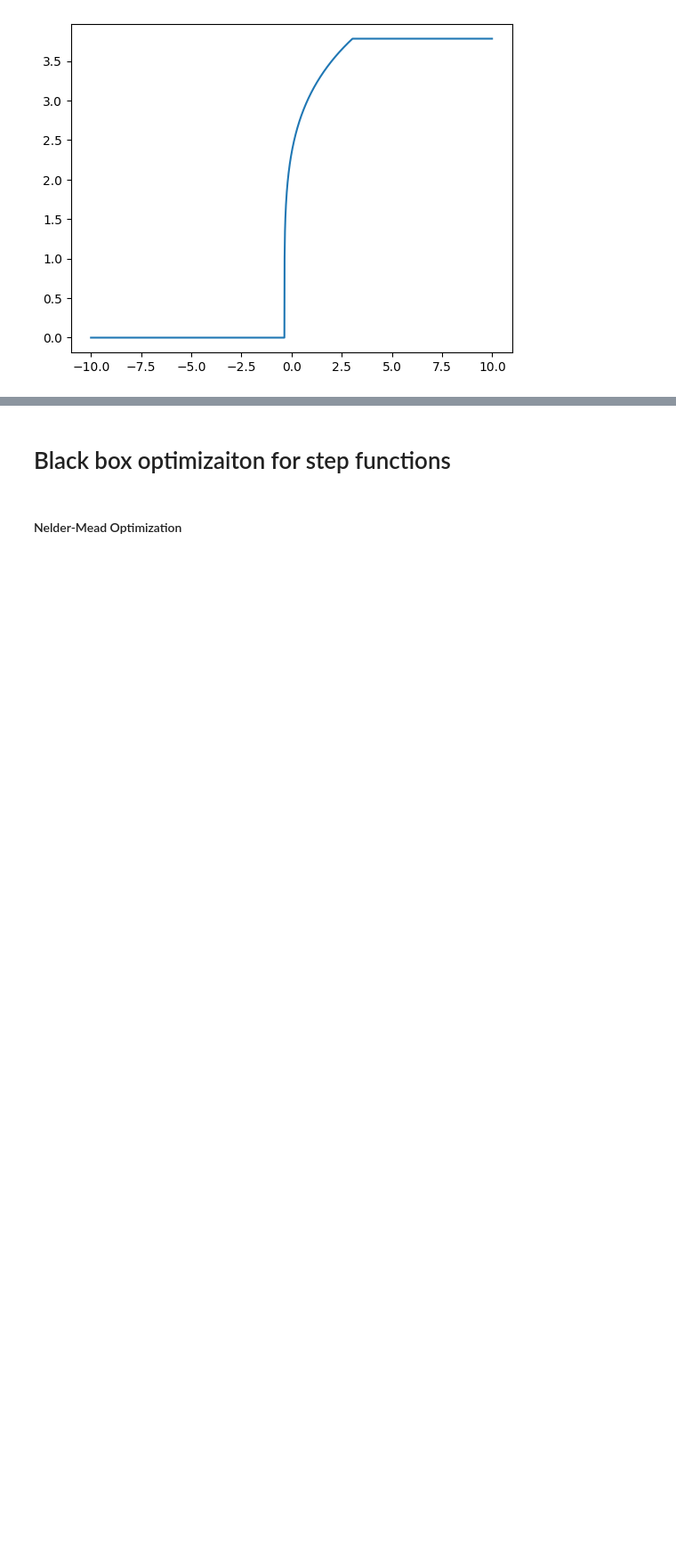
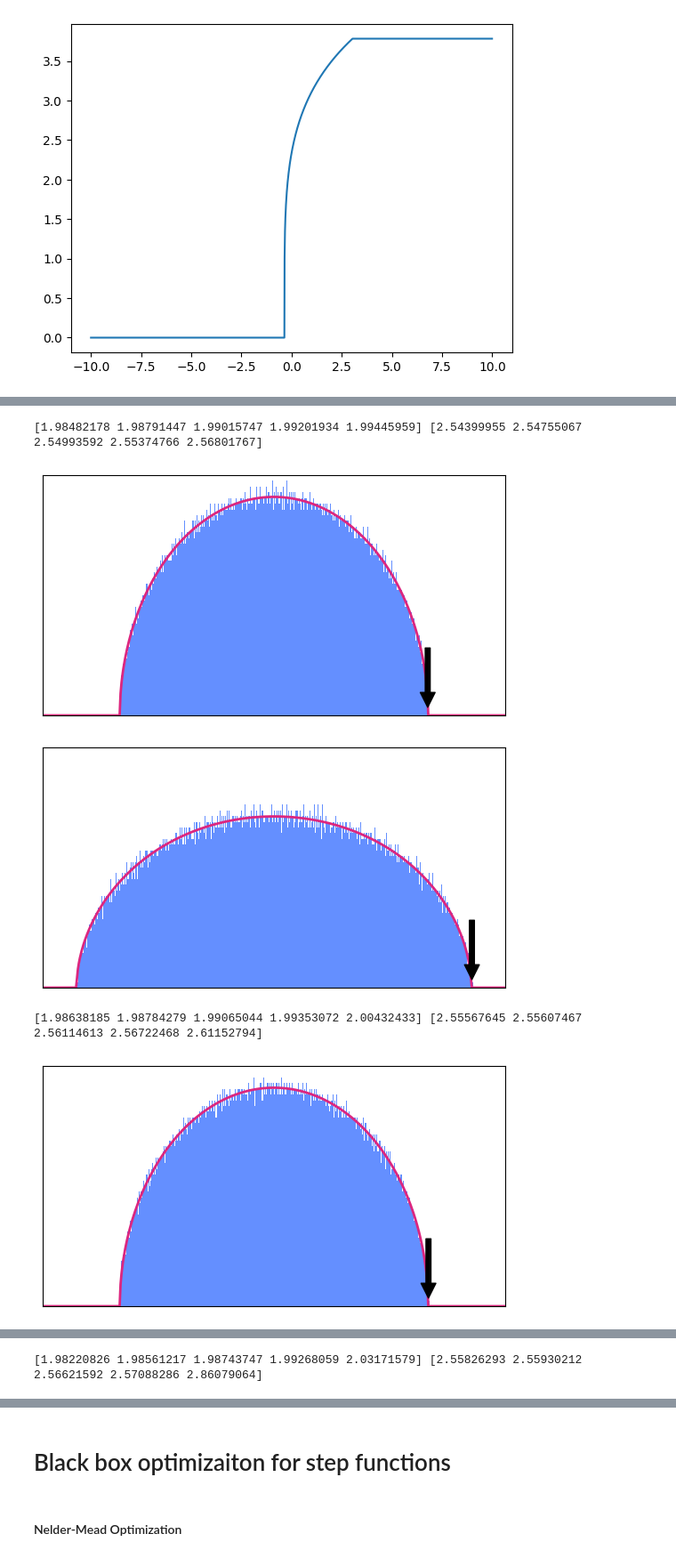
Before and after one commit to yuxinma98/NonlinearLaplacian, a Jupyter notebook: planted_submatrix.ipynb, the cells around one changed output, grey strips where cells are left out. Shown: that part at 89% size. Drawn from its saved outputs; the diff is of its cells as text; code cells hidden in the pictures; blank space fills up the shorter version.

```diff
--- a/planted_submatrix.ipynb
+++ b/planted_submatrix.ipynb
@@ -317,0 +390,79 @@ plt.show()
+# %%
+def tanh_sigma(x, gamma):
+    return gamma[0] * np.tanh(gamma[1] * x)
+# %%
+n = 10000
+np.random.seed(0)
+for beta in [0, 0.9, 1.2]:
+    try:
+        A_p_evals, L_p_evals = pickle.load(open(log_dir / f"eigenvalues_beta={beta}.pkl", "rb"))
+    except FileNotFoundError:
+        A_p = generate_planted_matrix(n, int(np.sqrt(n) * beta))
+        A_p_evals = np.linalg.eigvalsh(A_p)
+        L_p = A_p + np.diag(tanh_sigma(A_p.sum(axis=1), res.x))
+        L_p_evals = np.linalg.eigvalsh(L_p)
+        pickle.dump([A_p_evals, L_p_evals], open(log_dir / f"eigenvalues_beta={beta}.pkl", "wb"))
+    print(A_p_evals[-5:], L_p_evals[-5:])
+    x = np.linspace(-3, 3, 500)
+    sc = np.sqrt(np.maximum(4 - x**2, 0)) / (2 * np.pi)
+    try:
+        free_conv = pickle.load(open(log_dir / f"free_conv_beta={beta}.pkl", "rb"))
+    except FileNotFoundError:
+        free_conv = compute_free_convolution(sigma=lambda x: tanh_sigma(x, res.x), zs_x=x)
+        pickle.dump(free_conv, open(log_dir / f"free_conv_beta={beta}.pkl", "wb"))
+
+    fig, ax = plt.subplots(figsize=(5.5, 3), constrained_layout=True)
+    ax.hist(
+        A_p_evals,
+        bins=500,
+        density=True,
+        color="#648FFF",
+        label="Histogram of eigenvalues",
+        range=(-3, 3),
+    )
+    ax.annotate(
+        "",
+        xy=(A_p_evals[-1], 0.01),
+        xytext=(A_p_evals[-1], 0.1),
+        arrowprops=dict(facecolor="black", shrink=0.02),
+    )
+    ax.plot(x, sc, label="Analytic prediction", color="#dc267f", linewidth=2)
+    ax.set_xlim(-3, 3)
+    ax.set_ylim(0, 0.35)
+    ax.set_xticks([])
+    ax.set_yticks([])
+    fig.tight_layout()
+    fig.savefig(plot_dir / f"direct_beta={beta}.pdf")
+    plt.show()
+    plt.close(fig)
+
+    fig, ax = plt.subplots(figsize=(5.5, 3), constrained_layout=True)
+    ax.hist(
+        L_p_evals,
+        bins=500,
+        density=True,
+        color="#648FFF",
+        label="Histogram of eigenvalues",
+        range=(-3, 3),
+    )
+    ax.annotate(
+        "",
+        xy=(L_p_evals[-1], 0.01),
+        xytext=(L_p_evals[-1], 0.1),
+        arrowprops=dict(facecolor="black", shrink=0.02),
+    )
+    ax.plot(x, free_conv, label="Analytic prediction", color="#dc267f", linewidth=2)
+    ax.set_xlim(-3, 3)
+    ax.set_ylim(0, 0.35)
+    ax.set_xticks([])
+    ax.set_yticks([])
+    fig.tight_layout()
+    fig.savefig(plot_dir / f"sigma_beta={beta}.pdf")
+    plt.show()
+    plt.close(fig)
+# %% [output]
+[1.98482178 1.98791447 1.99015747 1.99201934 1.99445959] [2.54399955 2.54755067 2.54993592 2.55374766 2.56801767]
+[figure, added]
+[figure, added]
+[1.98638185 1.98784279 1.99065044 1.99353072 2.00432433] [2.55567645 2.55607467 2.56114613 2.56722468 2.61152794]
+[figure, added]
@@ -317,0 +470 @@ plt.show()
+[1.98220826 1.98561217 1.98743747 1.99268059 2.03171579] [2.55826293 2.55930212 2.56621592 2.57088286 2.86079064]
```
Also changed, not shown: parts of 13 cells of this notebook, 21 other files.
